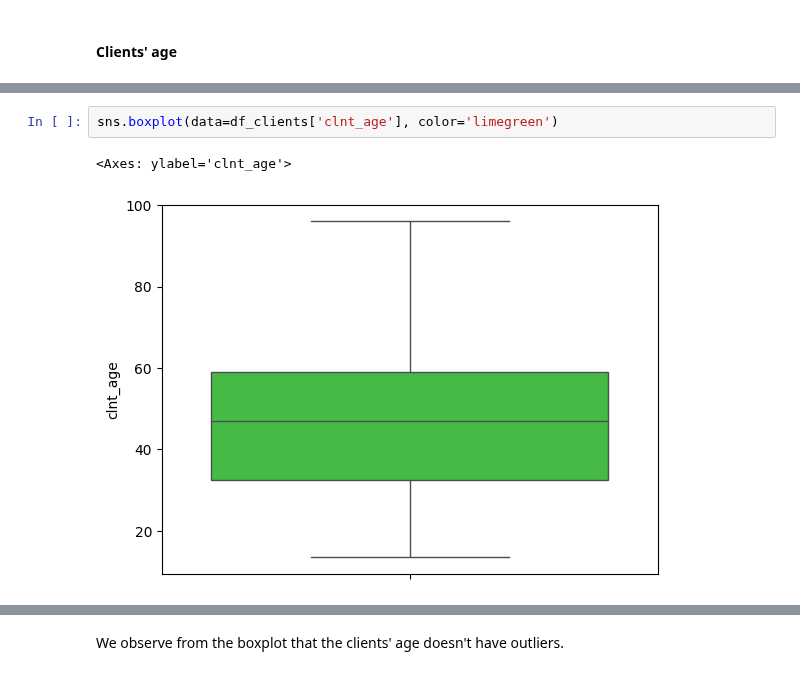
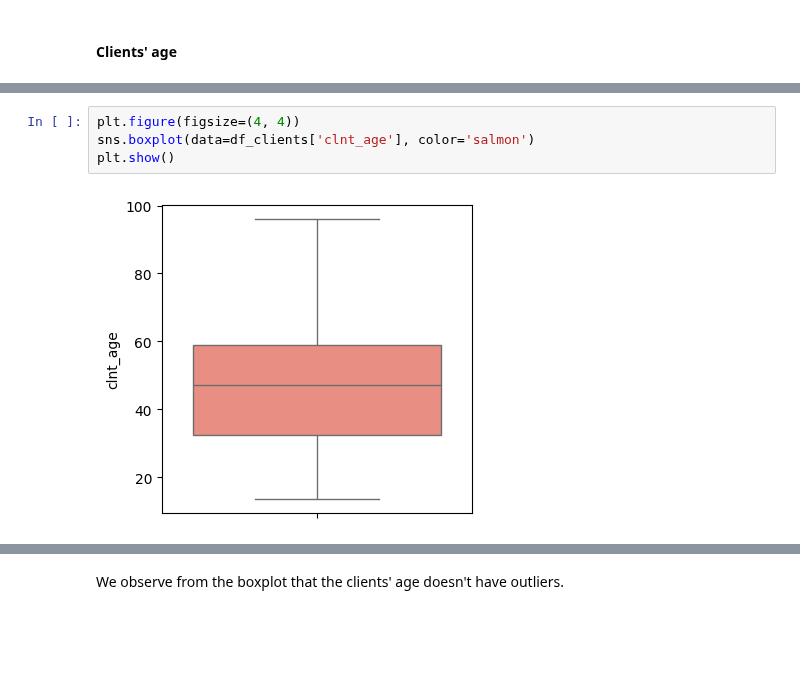
Before and after one commit to dimitsagk/AB_Testing_Analysis, a Jupyter notebook: notebooks/Project_2_02Cleaning+EDA.ipynb, the cells around one changed output, grey strips where cells are left out. Cells and saved outputs as stored; diff of their text form; blank space fills up the shorter version.

```diff
--- a/notebooks/Project_2_02Cleaning+EDA.ipynb
+++ b/notebooks/Project_2_02Cleaning+EDA.ipynb
@@ -78,5 +38,6 @@ sns.histplot(df_clients['clnt_age'], kde=True, bins=20, color='limegreen')
 # %%
-sns.boxplot(data=df_clients['clnt_age'], color='limegreen')
+plt.figure(figsize=(4, 4))
+sns.boxplot(data=df_clients['clnt_age'], color='salmon')
+plt.show()
 # %% [output]
-<Axes: ylabel='clnt_age'>
-[figure, old version]
+[figure, new version]
```
Also changed, not shown: parts of 34 cells of this notebook.
